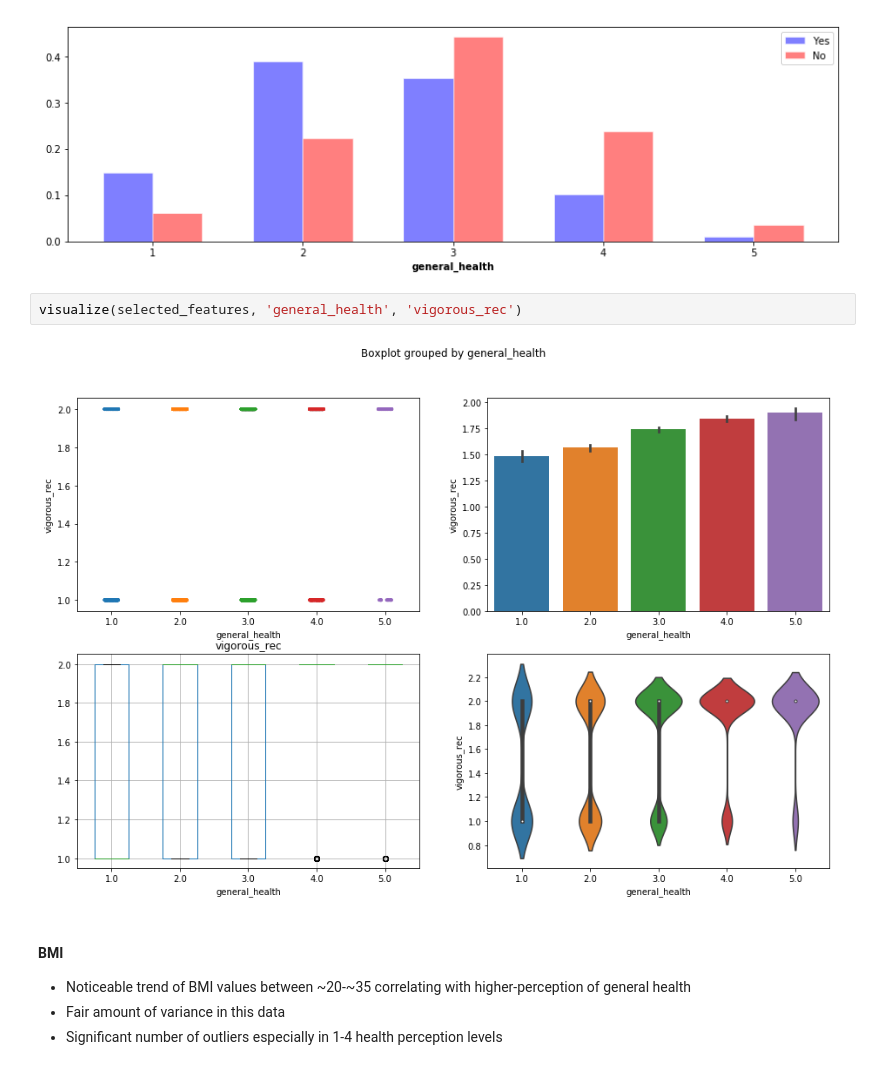
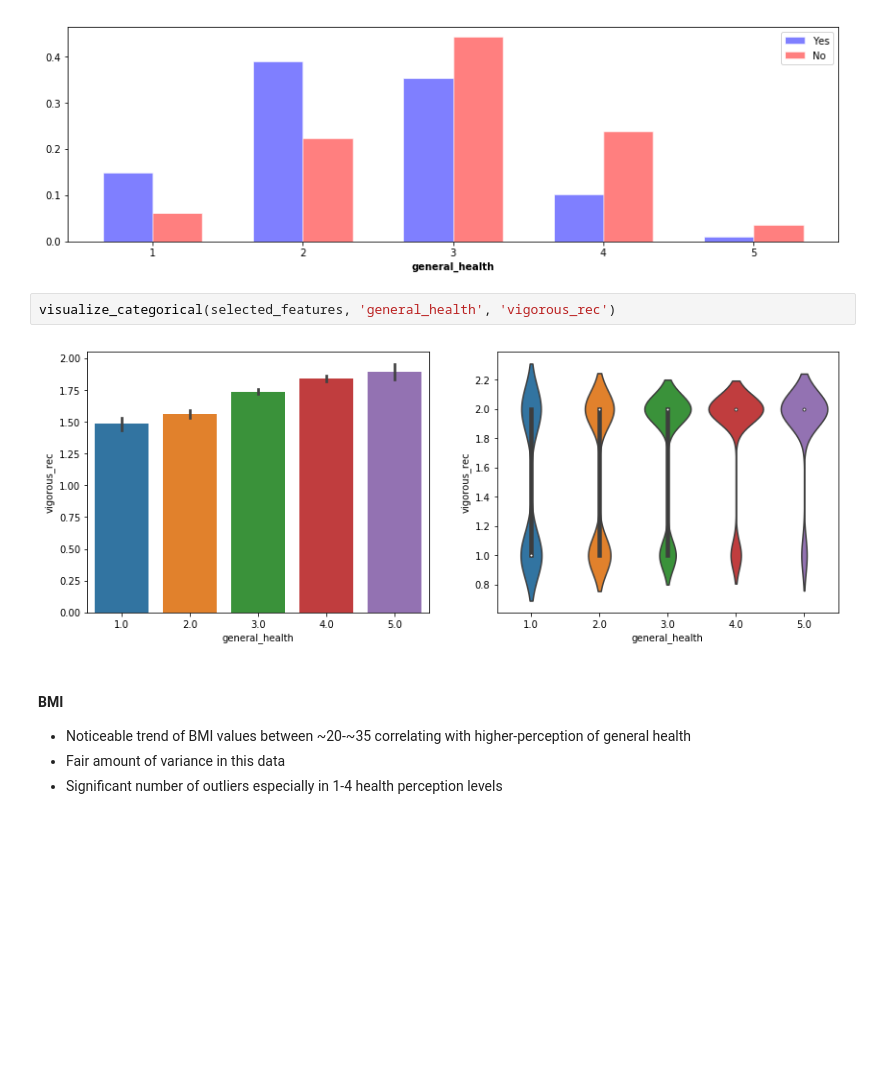
Before and after one commit to oconnoag/NHANES_General_Health_Prediction, a Jupyter notebook: flor_eda.ipynb, the cells around one changed output. Cells and saved outputs as stored; diff of their text form; blank space fills up the shorter version.

```diff
--- a/flor_eda.ipynb
+++ b/flor_eda.ipynb
@@ -248,9 +248,9 @@ plt.show()
 # %% [output]
 [figure]
 # %%
-visualize(selected_features, 'general_health', 'vigorous_rec')
+visualize_categorical(selected_features, 'general_health', 'vigorous_rec')
 # %% [output]
-[figure, old version]
+[figure, new version]
 # %% [markdown]
 #### BMI
 - Noticeable trend of BMI values between ~20-~35 correlating with higher-perception of general health
```
Also changed, not shown: parts of 9 cells of this notebook, 1 other file.
